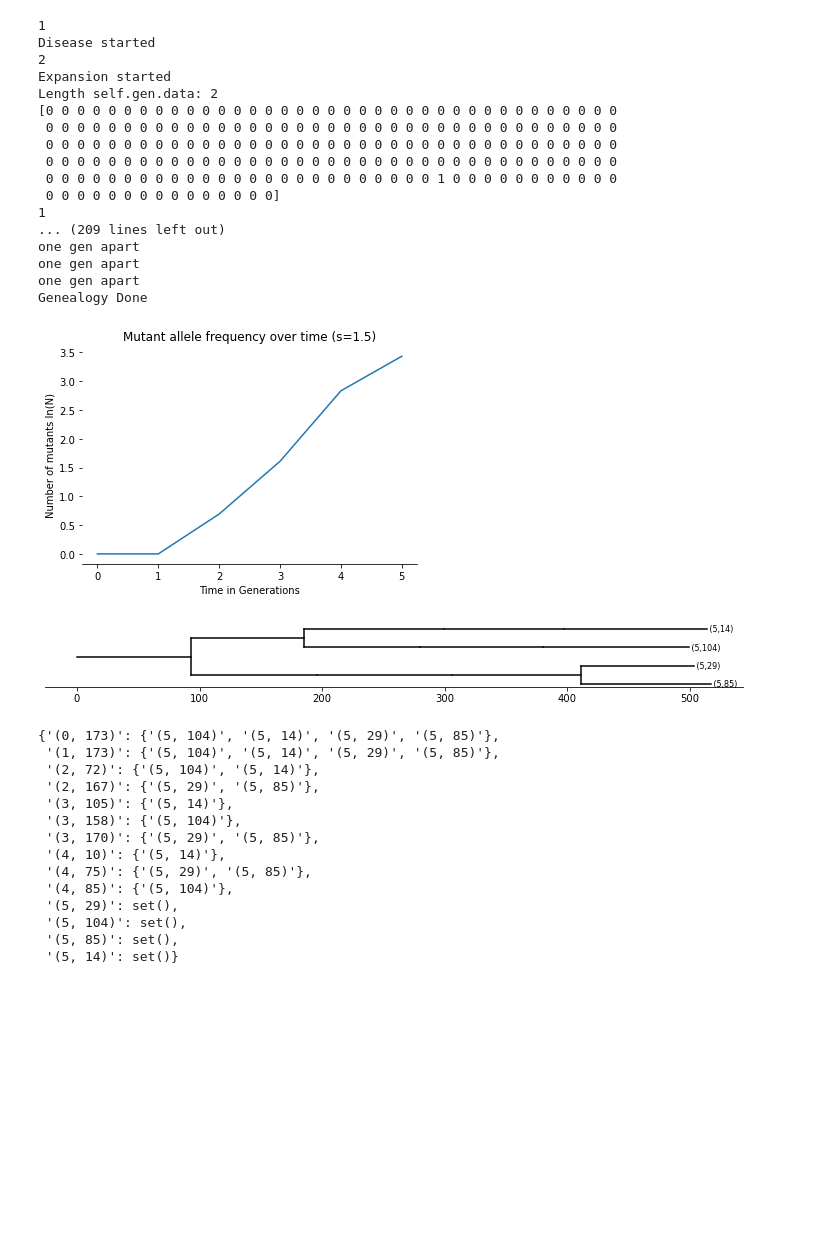
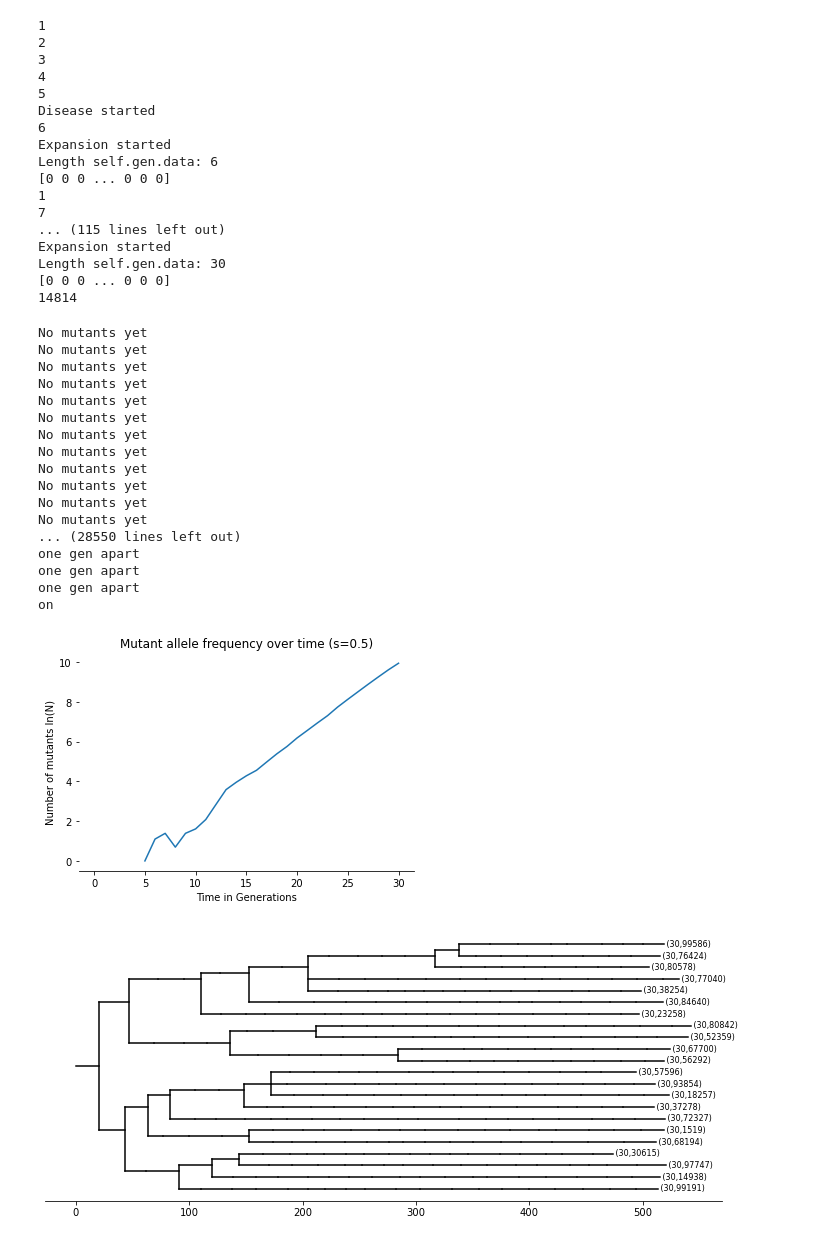
Before and after one commit to cortes-ciriano-lab/ClonalSim, a Jupyter notebook: checkmodel1.ipynb, the cells around one changed output. Saved outputs shown, nothing was run; the diff lists cells and outputs as text; code cells hidden in the pictures; blank space fills up the shorter version.

```diff
--- a/checkmodel1.ipynb
+++ b/checkmodel1.ipynb
@@ -437,56 +437,56 @@ Genealogy Done
 # %%
 # # initiate population
-popul = Population(200, 5, 1, 1.5)
+popul = Population(100000, 30, 5, 0.5)
 # #print(popul)
 # # go from population array to tree_clusters dictionary
 gen, prob, mut, fig = popul.simulate_population()
 
-tree_clusters = build_leaf_to_root_connections(gen, 4)
+tree_clusters = build_leaf_to_root_connections(gen, 22)
 # create phylo tree
 gen_tree, label_vals = clusters_to_nodes(tree_clusters)
 # from treeswift import read_tree_newick
 tree_string = gen_tree.newick()
 phy_tree = read_tree_newick(tree_string)
 print('Genealogy Done')
 # assign random edge (branch) lengths
-phy_tree_mut = assign_edge_lengths(100, phy_tree)
+phy_tree_mut = assign_edge_lengths(22, phy_tree)
 #phy_tree_mut.write_tree_newick(f'{output_path}/Simulation_{args.N}_{args.generations}_{args.disease}_{args.mut_samples}_{args.s}_output_gen_tree.nwk', hide_rooted_prefix=False)
 # make tree ultrametric
 phy_tree_mut.draw(show_labels=True)
 # %% [output]
 1
+2
+3
+4
+5
 Disease started
-2
+6
 Expansion started
-Length self.gen.data: 2
-[0 0 0 0 0 0 0 0 0 0 0 0 0 0 0 0 0 0 0 0 0 0 0 0 0 0 0 0 0 0 0 0 0 0 0 0 0
- 0 0 0 0 0 0 0 0 0 0 0 0 0 0 0 0 0 0 0 0 0 0 0 0 0 0 0 0 0 0 0 0 0 0 0 0 0
- 0 0 0 0 0 0 0 0 0 0 0 0 0 0 0 0 0 0 0 0 0 0 0 0 0 0 0 0 0 0 0 0 0 0 0 0 0
- 0 0 0 0 0 0 0 0 0 0 0 0 0 0 0 0 0 0 0 0 0 0 0 0 0 0 0 0 0 0 0 0 0 0 0 0 0
- 0 0 0 0 0 0 0 0 0 0 0 0 0 0 0 0 0 0 0 0 0 0 0 0 0 1 0 0 0 0 0 0 0 0 0 0 0
- 0 0 0 0 0 0 0 0 0 0 0 0 0 0 0]
+Length self.gen.data: 6
+[0 0 0 ... 0 0 0]
 1
-... (209 lines left out)
-one gen apart
-one gen apart
-one gen apart
-Genealogy Done
+7
+... (115 lines left out)
+Expansion started
+Length self.gen.data: 30
+[0 0 0 ... 0 0 0]
+14814
+No mutants yet
+No mutants yet
+No mutants yet
+No mutants yet
+No mutants yet
+No mutants yet
+No mutants yet
+No mutants yet
+No mutants yet
+No mutants yet
+No mutants yet
+No mutants yet
+... (28550 lines left out)
+one gen apart
+one gen apart
+one gen apart
+on
-[figure, old version]
+[figure, new version]
-[figure, old version]
+[figure, new version]
-# %%
-tree_clusters
-# %% [output]
-{'(0, 173)': {'(5, 104)', '(5, 14)', '(5, 29)', '(5, 85)'},
- '(1, 173)': {'(5, 104)', '(5, 14)', '(5, 29)', '(5, 85)'},
- '(2, 72)': {'(5, 104)', '(5, 14)'},
- '(2, 167)': {'(5, 29)', '(5, 85)'},
- '(3, 105)': {'(5, 14)'},
- '(3, 158)': {'(5, 104)'},
- '(3, 170)': {'(5, 29)', '(5, 85)'},
- '(4, 10)': {'(5, 14)'},
- '(4, 75)': {'(5, 29)', '(5, 85)'},
- '(4, 85)': {'(5, 104)'},
- '(5, 29)': set(),
- '(5, 104)': set(),
- '(5, 85)': set(),
- '(5, 14)': set()}
```
Also changed, not shown: parts of 3 cells of this notebook, 1 other file.
